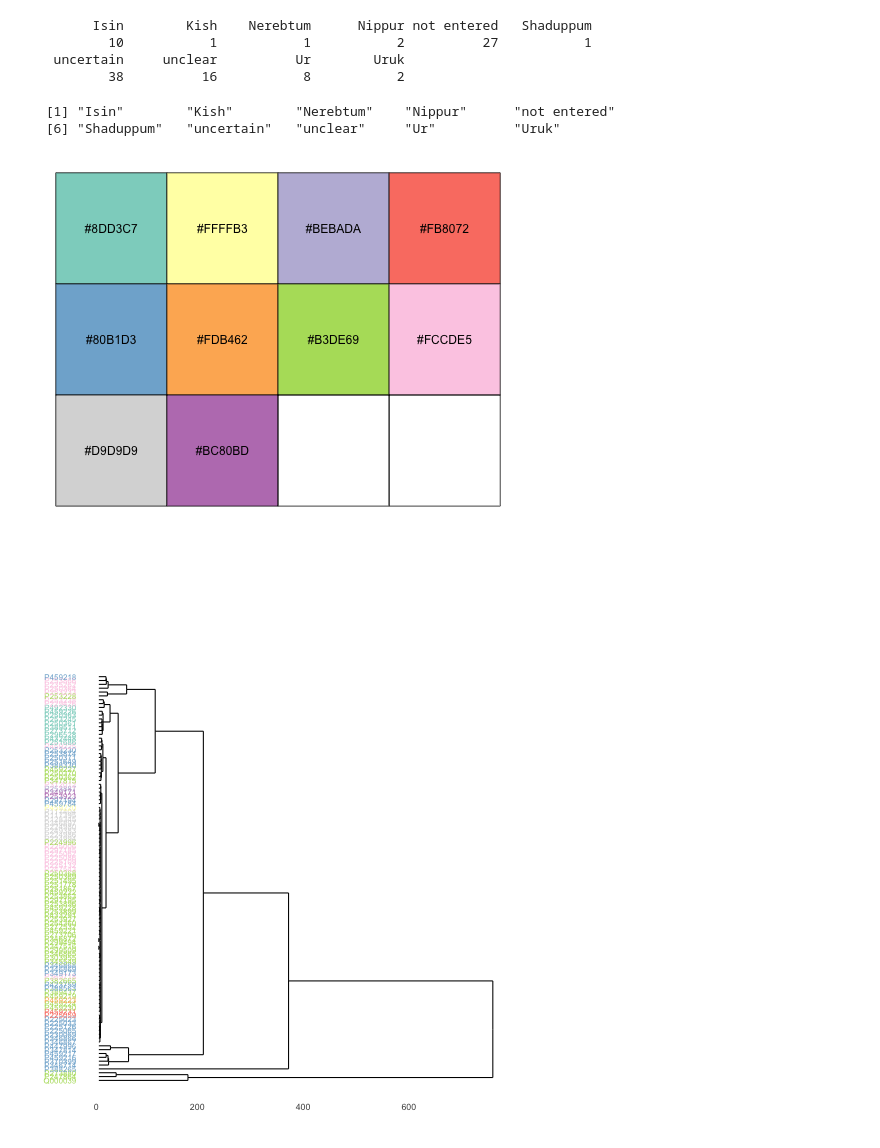
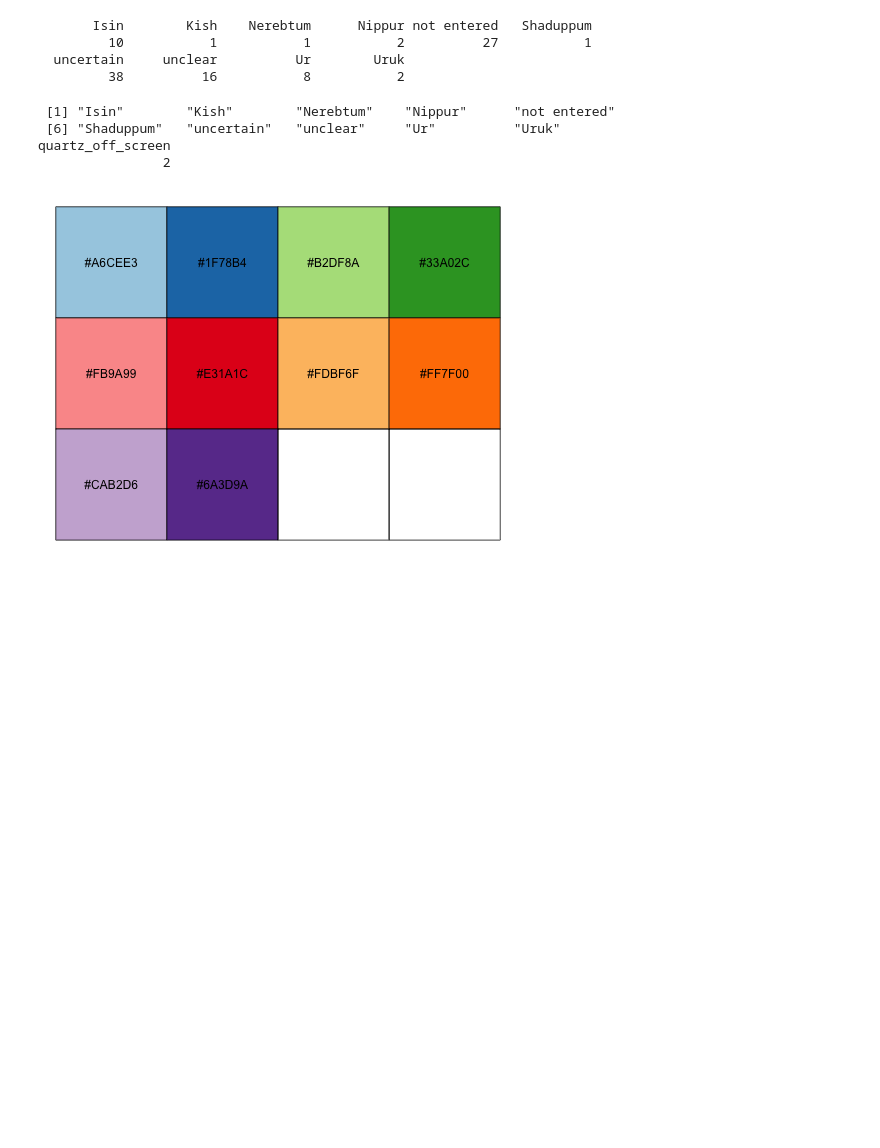
Before and after one commit to ErinBecker/digital-humanities-phylogenetics, a Jupyter notebook: scripts/Exploration_OB_wood-with_NA_Niek.ipynb, the cells around one changed output. Saved outputs shown, nothing was run; the diff lists cells and outputs as text; code cells hidden in the pictures; blank space fills up the shorter version.

```diff
--- a/scripts/Exploration_OB_wood-with_NA_Niek.ipynb
+++ b/scripts/Exploration_OB_wood-with_NA_Niek.ipynb
@@ -390,17 +390,21 @@ table(dtm_df$provenience)
 # %%
 %%R
 
 # Add colors to dendrogram by provenance
 library(scales)
 numColors = length(levels(factor(dtm_df$provenience)))
 numColors
-myPalette = brewer_pal(palette = "Set3")(numColors)
+myPalette = brewer_pal(palette = "Paired")(numColors)
 names(myPalette) = levels(dtm_df$provenience)
 print(names(myPalette))
 show_col(myPalette)
-ggdendrogram(clusters, rotate = TRUE) + theme(axis.text.y = element_text(size = 8, color = myPalette[dtm_df$provenience]))
+pdf("test.pdf", width=6, height=48)
+ggdendrogram(clusters, rotate = TRUE) +
+theme(axis.text.y = element_text(size = 8, color = myPalette[dtm_df$provenience]))
+dev.off()
 # %% [output]
  [1] "Isin"        "Kish"        "Nerebtum"    "Nippur"      "not entered"
  [6] "Shaduppum"   "uncertain"   "unclear"     "Ur"          "Uruk"
+quartz_off_screen
+                2
-[figure, old version]
+[figure, new version]
-[figure, removed]
```
Also changed, not shown: parts of 1 cell of this notebook, 1 other file.
